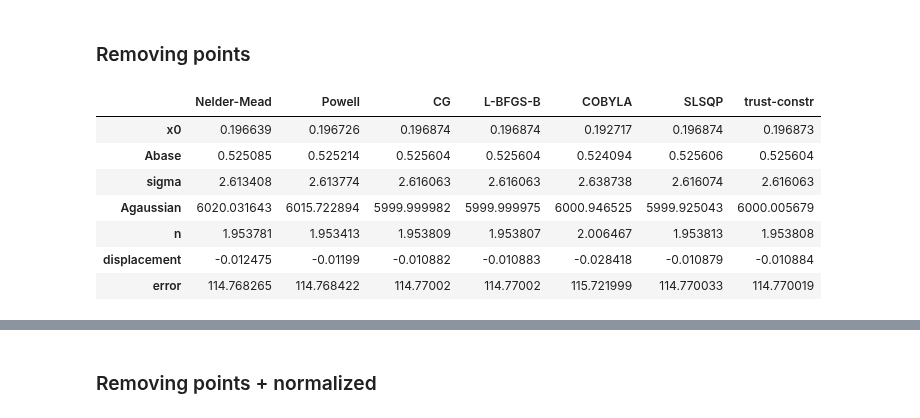
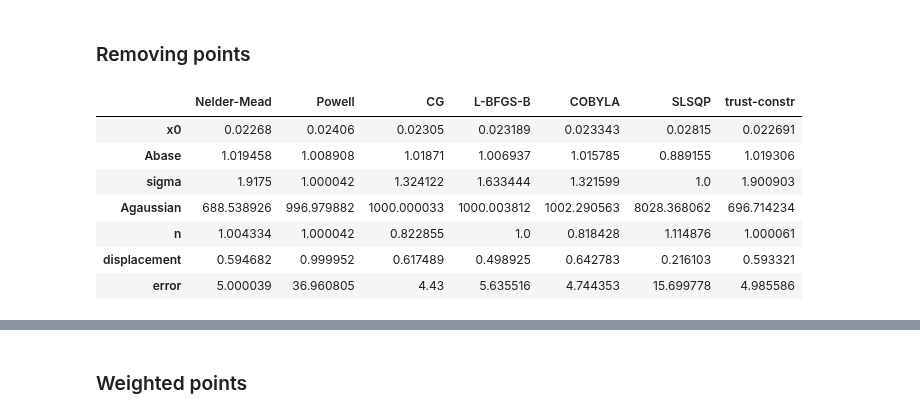
Before and after one commit to charldelaoa/Optosurf, a Jupyter notebook: Notebooks/d_minimization_strategies.ipynb, the cells around one changed output, grey strips where cells are left out. Drawn from its saved outputs; the diff is of its cells as text; code cells hidden in the pictures.

```diff
--- a/Notebooks/d_minimization_strategies.ipynb
+++ b/Notebooks/d_minimization_strategies.ipynb
@@ -197,7 +197,7 @@ for j, method in enumerate(methods):
         # 8. Get initial guesses
         rough_plot = figure(title = f"{col}: {method}", width = 550, height = 450, tooltips = [("index", "$index"),("(x,y)", "($x, $y)")])
         # backgrounds = figure(title = f"Background functions with experimental data - {method}", width = 550, height = 450, tooltips = [("index", "$index"),("(x,y)", "($x, $y)")])
-        backgroundsbg = figure(title = f'Background functions - {method}', width = 550, height = 450, tooltips = [("index", "$index"),("(x,y)", "($x, $y)")])
+        backgroundsbg = figure(title = f'Error {method}', width = 550, height = 450, tooltips = [("index", "$index"),("(x,y)", "($x, $y)")])
         # downsamplesg = figure(title = f'Gaussian downsampled points - {method}', width = 550, height = 450, tooltips = [("index", "$index"),("(x,y)", "($x, $y)")])
         differenceg = figure(title = f'Gaussian Experimental vs Optimized differences - {method}', width = 550, height = 450, tooltips = [("index", "$index"),("(x,y)", "($x, $y)")])
 
@@ -293,18 +293,13 @@ backgrounds = plot_format(backgrounds, "Degrees", "Intensity", "top_left", "9pt"
 differences = plot_format(differences, "Degrees", "Intensity", "top_left", "9pt", "9pt", "9pt")
 convergences = plot_format(convergences, "Degrees", "Intensity", "top_left", "9pt", "9pt", "9pt")
 
-convergences.y_range = Range1d(-2000, 50000)
+# convergences.y_range = Range1d(-2000, 50000)
 differences.y_range = Range1d(-2000, 2000)
 rough_plots.insert(0, backgrounds)
 rough_plots.insert(1, differences)
 rough_plots.insert(2, convergences)
 grid_rough = gridplot(children = rough_plots, ncols = 3, merge_tools=False, width = 500, height = 340)
 show(grid_rough)
-
-
-# merged_df = guess_df.join(optimized_df)\
-#     [['ann1', 'ann1_opt', 'pt2', 'pt2_opt', 'pt2b', 'pt2b_opt', 'pt2c', 'pt2c_opt', 'pt2d', 'pt2d_opt', 'pt2e', 'pt2e_opt']]
-# display(merged_df)
 # %% [output]
 |  | Nelder-Mead | Powell | CG | L-BFGS-B | COBYLA | SLSQP | trust-constr |
 | x0 | 0.196639 | 0.196871 | 0.196874 | 0.196873 | 0.192717 | 0.196871 | 0.196639 |
@@ -326,7 +321,7 @@ from scipy.optimize import minimize
 # 1. Get base function points (330 points from -16.4 to 16.5)
 x_base = smooth_df.xaxis.values
 y_base = smooth_df.yaxis.values
-limit = 50000
+limit = 10000
 # 2. get rough data
 rough_df = pd.read_excel('data/rough_samples.xlsx', sheet_name='Data')
 source_rough = ColumnDataSource(rough_df)
@@ -339,7 +334,9 @@ guess_df = guess_df.set_index('Variables')
 # 4. Create df that will save optmized parameters
 # columns = ['ann1_opt', 'pt2_opt', 'pt2b_opt', 'pt2c_opt', 'pt2d_opt', 'pt2e_opt']
 # methods = ['Nelder-Mead', 'Powell', 'CG', 'L-BFGS-B', 'TNC', 'COBYLA', 'SLSQP', 'trust-constr']
+# ND CG SLSQP trus
 methods = ['Nelder-Mead', 'Powell', 'CG', 'L-BFGS-B', 'COBYLA', 'SLSQP', 'trust-constr']
+# methods = ['Nelder-Mead', 'CG', 'SLSQP', 'trust-constr']
 index = ['x0', 'Abase', 'sigma', 'Agaussian', 'n', 'displacement', 'error']
 optimized_df = pd.DataFrame(columns=methods, index=index)
 
@@ -369,14 +366,14 @@ def cost_function(params, y):
 rough_plots = []
 color_palette = Set3[len(rough_df.columns[1:])+2]
 bounds = ((-0.3, 0.3), (-0.5, 1.2), (1, 4), (0, None), (1, 4), (-1, 1))
-         #x0        #Abase       #sigma   #Agaussian    #n       #displacament
+         #x0           #Abase        #sigma  #Agaussian  #n       #displacament
 backgrounds = figure(title = f'Background functions all methods', width = 550, height = 450, tooltips = [("index", "$index"),("(x,y)", "($x, $y)")])
 differences = figure(title = f'Errors all methods', width = 550, height = 450, tooltips = [("index", "$index"),("(x,y)", "($x, $y)")])
 convergences = figure(title = f'Error convergences all methods', width = 550, height = 450, tooltips = [("index", "$index"),("(x,y)", "($x, $y)")])
 
 for j, method in enumerate(methods):
     convergence = []
-    for i, col in enumerate(rough_df.columns[6:7]):
+    for i, col in enumerate(rough_df.columns[4:5]):
         # 8. Get initial guesses
         rough_plot = figure(title = f"{col}: {method}", width = 550, height = 450, tooltips = [("index", "$index"),("(x,y)", "($x, $y)")])
         backgroundsbg = figure(title = f'Background functions - {method}', width = 550, height = 450, tooltips = [("index", "$index"),("(x,y)", "($x, $y)")])
@@ -463,45 +460,47 @@ for j, method in enumerate(methods):
     # plots = [backgroundsbg, downsamplesg, differenceg]
     plots = [backgroundsbg, differenceg]
     for plot in plots:
         plot = plot_format(plot, "Degrees", "Intensity", "top_left", "10pt", "10pt", "9pt")
         rough_plots.append(plot)
         plot.xaxis.ticker.desired_num_ticks = 10
         plot.yaxis.ticker.desired_num_ticks = 10
-    differenceg.y_range = Range1d(-3000, 3000)
+    differenceg.y_range = Range1d(-300, 300)
     # backgrounds.y_range = Range1d(-2000, 10000)
     backgrounds.add_layout(vline)
     backgroundsbg.add_layout(vline)
 
 display(optimized_df)
 backgrounds = plot_format(backgrounds, "Degrees", "Intensity", "top_left", "9pt", "9pt", "9pt")
 differences = plot_format(differences, "Degrees", "Intensity", "top_left", "9pt", "9pt", "9pt")
 convergences = plot_format(convergences, "Degrees", "Intensity", "top_left", "9pt", "9pt", "9pt")
 
 # convergences.y_range = Range1d(-2000, 50000)
 differences.y_range = Range1d(-2000, 2000)
 rough_plots.insert(0, backgrounds)
 rough_plots.insert(1, differences)
 rough_plots.insert(2, convergences)
 grid_rough = gridplot(children = rough_plots, ncols = 3, merge_tools=False, width = 500, height = 340)
 show(grid_rough)
 
 
 # merged_df = guess_df.join(optimized_df)\
 #     [['ann1', 'ann1_opt', 'pt2', 'pt2_opt', 'pt2b', 'pt2b_opt', 'pt2c', 'pt2c_opt', 'pt2d', 'pt2d_opt', 'pt2e', 'pt2e_opt']]
 # display(merged_df)
+
+# ND CG SLSQP trus
 # %% [output]
 |  | Nelder-Mead | Powell | CG | L-BFGS-B | COBYLA | SLSQP | trust-constr |
-| x0 | 0.196639 | 0.196726 | 0.196874 | 0.196874 | 0.192717 | 0.196874 | 0.196873 |
-| Abase | 0.525085 | 0.525214 | 0.525604 | 0.525604 | 0.524094 | 0.525606 | 0.525604 |
-| sigma | 2.613408 | 2.613774 | 2.616063 | 2.616063 | 2.638738 | 2.616074 | 2.616063 |
-| Agaussian | 6020.031643 | 6015.722894 | 5999.999982 | 5999.999975 | 6000.946525 | 5999.925043 | 6000.005679 |
-| n | 1.953781 | 1.953413 | 1.953809 | 1.953807 | 2.006467 | 1.953813 | 1.953808 |
-| displacement | -0.012475 | -0.01199 | -0.010882 | -0.010883 | -0.028418 | -0.010879 | -0.010884 |
-| error | 114.768265 | 114.768422 | 114.77002 | 114.77002 | 115.721999 | 114.770033 | 114.770019 |
+| x0 | 0.02268 | 0.02406 | 0.02305 | 0.023189 | 0.023343 | 0.02815 | 0.022691 |
+| Abase | 1.019458 | 1.008908 | 1.01871 | 1.006937 | 1.015785 | 0.889155 | 1.019306 |
+| sigma | 1.9175 | 1.000042 | 1.324122 | 1.633444 | 1.321599 | 1.0 | 1.900903 |
+| Agaussian | 688.538926 | 996.979882 | 1000.000033 | 1000.003812 | 1002.290563 | 8028.368062 | 696.714234 |
+| n | 1.004334 | 1.000042 | 0.822855 | 1.0 | 0.818428 | 1.114876 | 1.000061 |
+| displacement | 0.594682 | 0.999952 | 0.617489 | 0.498925 | 0.642783 | 0.216103 | 0.593321 |
+| error | 5.000039 | 36.960805 | 4.43 | 5.635516 | 4.744353 | 15.699778 | 4.985586 |
 [interactive output not drawn]
 [interactive output not drawn]
 # %% [markdown]
-### Removing points + normalized
+### Weighted points
 # %%
 #| column: screen
 from bokeh.palettes import Set3
```
Also changed, not shown: parts of 2 cells of this notebook, 2 other files.
